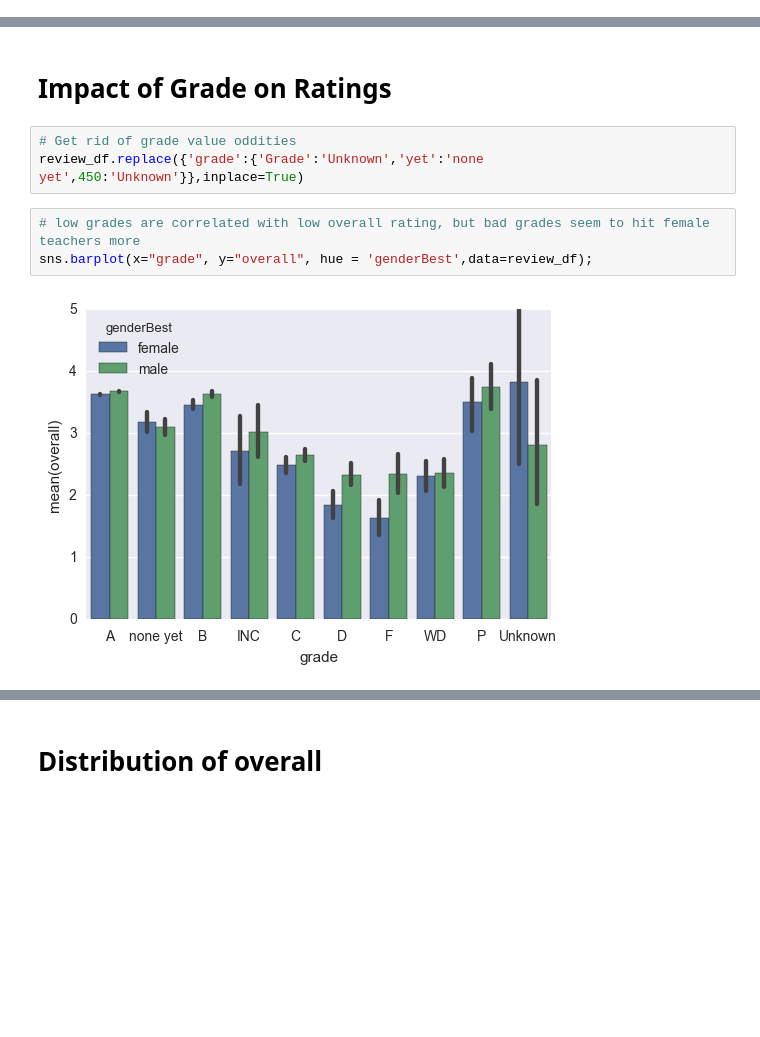
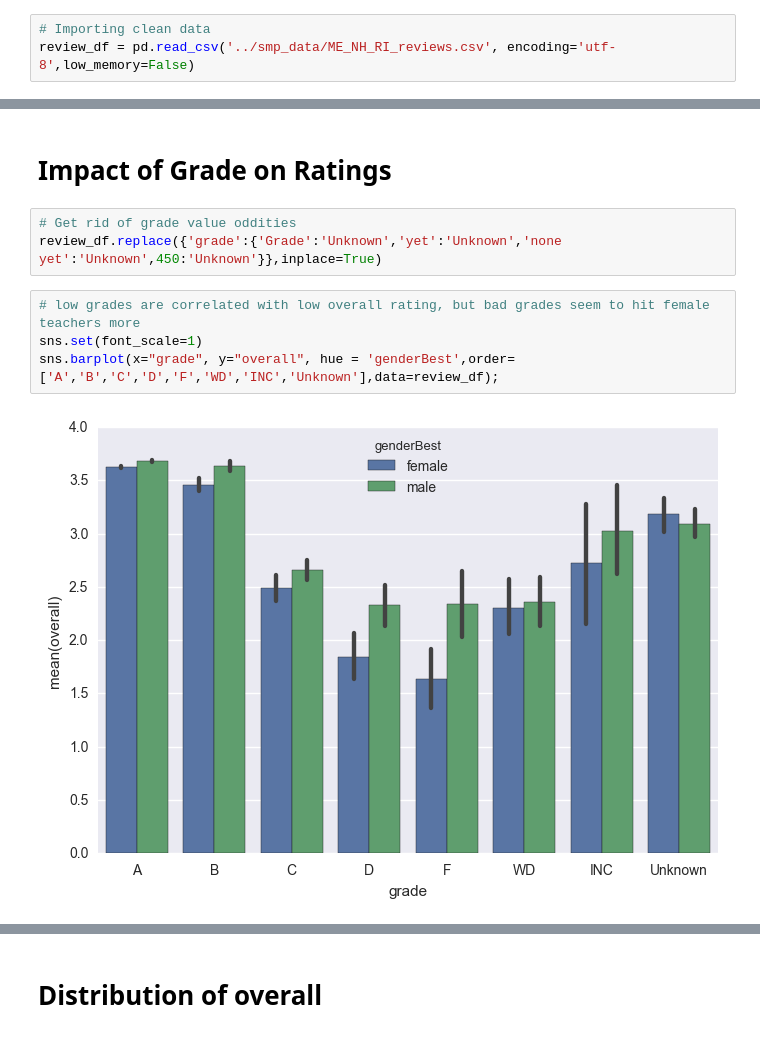
Before and after one commit to AngelaVC/ProfReviews, a Jupyter notebook: RI_NH_ME_analysis.ipynb, the cells around one changed output, grey strips where cells are left out. Cells and saved outputs as stored; diff of their text form; blank space fills up the shorter version.

```diff
--- a/RI_NH_ME_analysis.ipynb
+++ b/RI_NH_ME_analysis.ipynb
@@ -66 +62,4 @@ graphWords_df = words_df[(words_df['diffFem']/words_df['diffMale']<0)].sort_valu
+# %%
+# Importing clean data
+review_df = pd.read_csv('../smp_data/ME_NH_RI_reviews.csv', encoding='utf-8',low_memory=False)
 # %% [markdown]
@@ -165,9 +148,10 @@ sns.barplot(x="year", y="reviewcount", hue = "genderBest", data=yearProf_df,
 # Impact of Grade on Ratings
 # %%
 # Get rid of grade value oddities
-review_df.replace({'grade':{'Grade':'Unknown','yet':'none yet',450:'Unknown'}},inplace=True)
+review_df.replace({'grade':{'Grade':'Unknown','yet':'Unknown','none yet':'Unknown',450:'Unknown'}},inplace=True)
 # %%
 # low grades are correlated with low overall rating, but bad grades seem to hit female teachers more
-sns.barplot(x="grade", y="overall", hue = 'genderBest',data=review_df);
+sns.set(font_scale=1)
+sns.barplot(x="grade", y="overall", hue = 'genderBest',order=['A','B','C','D','F','WD','INC','Unknown'],data=review_df);
 # %% [output]
-[figure, old version]
+[figure, new version]
```
Also changed, not shown: parts of 89 cells of this notebook, 9 other files.
